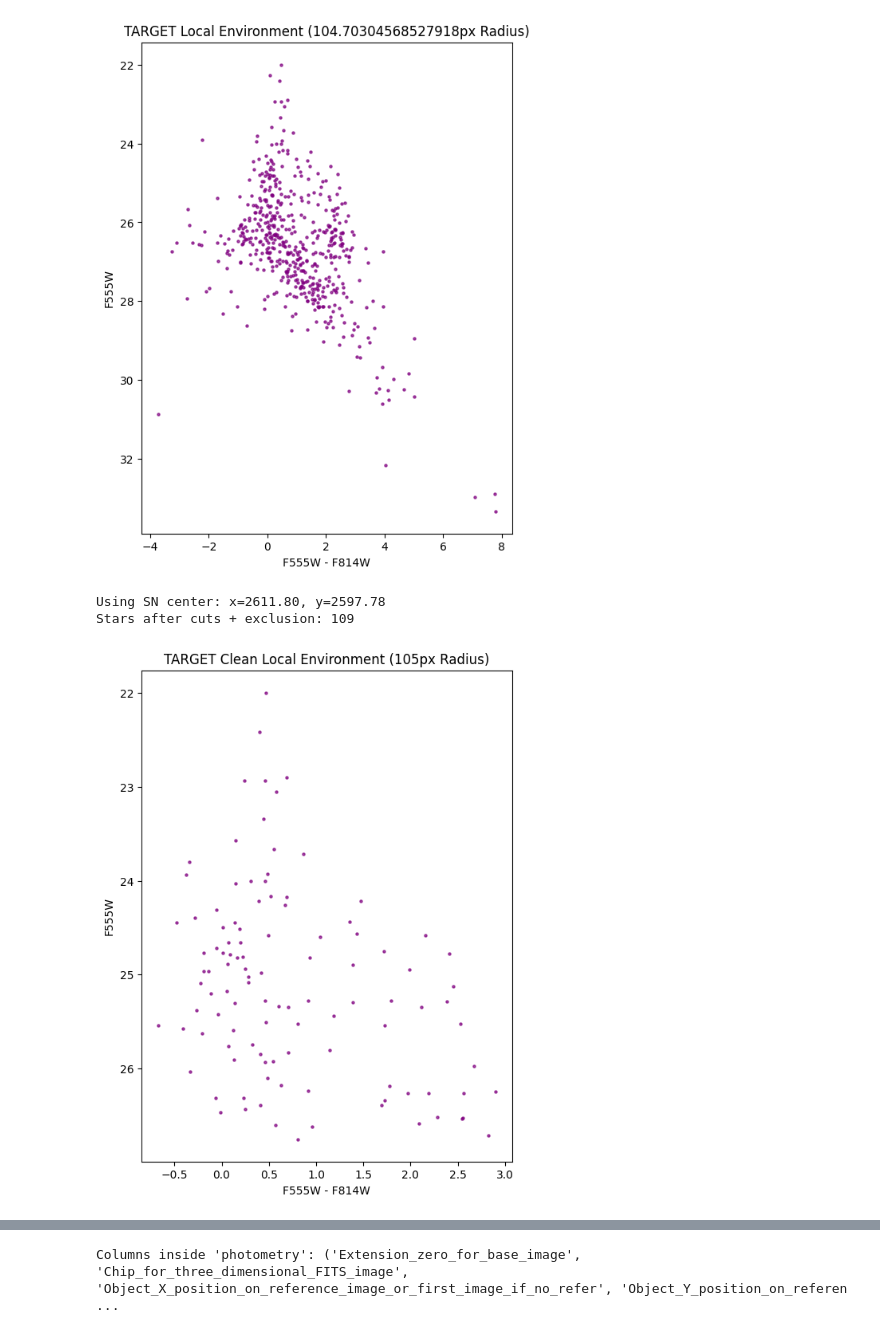
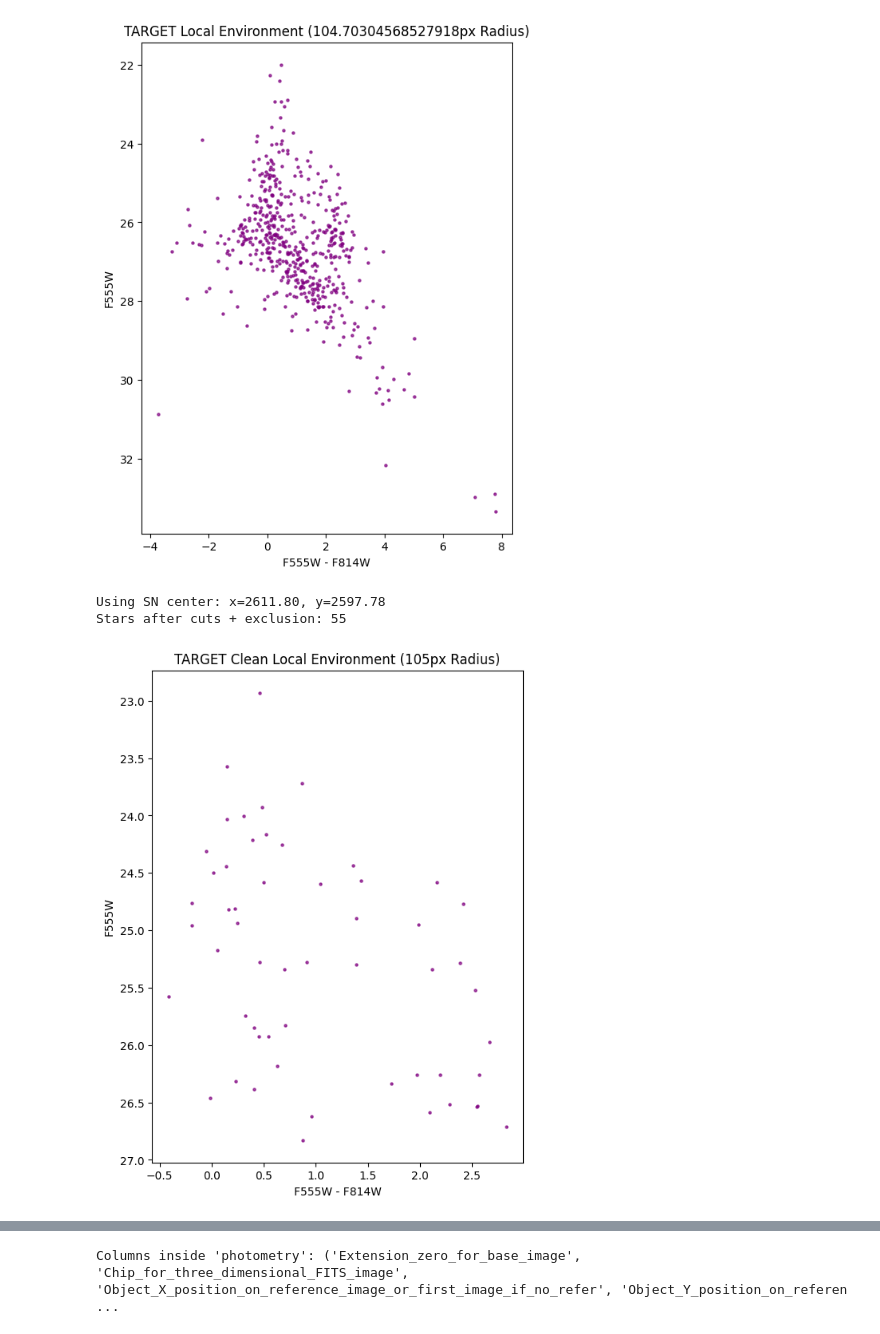
Before and after one commit to deaguiarfeom-rgb/CMD-Isochrone-fitting, a Jupyter notebook: (Updated_260723)CMD_isochrone.ipynb, the cells around one changed output, grey strips where cells are left out. Drawn from its saved outputs; the diff is of its cells as text; code cells hidden in the pictures.

```diff
--- a/(Updated_260723)CMD_isochrone.ipynb
+++ b/(Updated_260723)CMD_isochrone.ipynb
@@ -270,16 +273,21 @@ with h5py.File(filepath, 'r') as f:
     snr_555 = photo['Signal_to_noise_ACS_F555W'][:]
     sharp_555 = photo['Sharpness_ACS_F555W'][:]
     crowd_555 = photo['Crowding_ACS_F555W'][:]
+    chi_555 = photo['Chi_ACS_F555W'][:]
 
     # quality columns for F814
     snr_814 = photo['Signal_to_noise_ACS_F814W'][:]
     sharp_814 = photo['Sharpness_ACS_F814W'][:]
     crowd_814 = photo['Crowding_ACS_F814W'][:]
+    chi_814 = photo['Chi_ACS_F814W'][:]
 
     # SN center pulled from the scrape file
     scraped = f['scraped_photometry'].attrs
     center_x = float(scraped['x'])
     center_y = float(scraped['y'])
+
+    #General quality cut (not filter dependent)
+    roundness = photo['Object_roundness'][:]
 
 print(f"Using SN center: x={center_x:.2f}, y={center_y:.2f}")
 
@@ -295,37 +303,39 @@ distances_pixels = np.sqrt((x_coords - center_x)**2 + (y_coords - center_y)**2)
 # thresholds below are the general-purpose DOLPHOT cuts I've seen used in
 # resolved stellar population papers (SNR >= 3-5, sharpness^2 < ~0.1,
 # crowding < ~0.5-1). I picked round numbers in that range rather than
 # pulling them from one specific paper. REMEMBER to confirm these are
 # reasonable for a local-environment/progenitor study before I cite them
 valid = (
     (f555 < 50) & (f814 < 50) &
     (distances_pixels < max_radius_pixels) &
     (obj_type == 1) &                               # Only good stars
     (flag_555 <= 0) & (flag_814 <= 0) &             # Standard quality flags
-    (snr_555 >= 5.0) & (snr_814 >= 5.0) &           # Rule out noisy junk, both bands
+    (snr_555 >= 4.0) & (snr_814 >= 4.0) &           # Rule out noisy junk, both bands
     (crowd_555 < 0.5) & (crowd_814 < 0.5) &         # Rule out overlapping stars, both bands
     (sharp_555 > -0.2) & (sharp_555 < 0.2) &        # Sharpness cuts instead of squared bounds
-    (sharp_814 > -0.4) & (sharp_814 < 0.4)
+    (sharp_814 > -0.2) & (sharp_814 < 0.2) &
+    (chi_555 < 3.0) & (chi_814 < 3.0) &             # How well psf fits the source
+    (roundness < 0.5)                               # Roundness of the whole object, not per filter
 )
 
 f555 = f555[valid]
 f814 = f814[valid]
 
 print(f"Stars after cuts + exclusion: {valid.sum()}") # This helps later if I need to see how many stars were cut by this step
 
 # Plotting!!!
 plt.figure(figsize=(6, 8))
 plt.scatter(f555 - f814, f555, s=5, color="purple", alpha=0.7)
 
 plt.gca().invert_yaxis() # Brighter stars at the top
 plt.xlabel("F555W - F814W")
 plt.ylabel("F555W")
 plt.title(f"TARGET Clean Local Environment ({max_radius_pixels:.0f}px Radius)")
 plt.show()
 # %% [output]
 Using SN center: x=2611.80, y=2597.78
-Stars after cuts + exclusion: 109
+Stars after cuts + exclusion: 55
-[figure, old version]
+[figure, new version]
 # %%
 # STAR POSITIONS: pixel coordinates + RA/Dec for stars in the local environment
 # Added on 07/26
```
Also changed, not shown: parts of 33 cells of this notebook.
